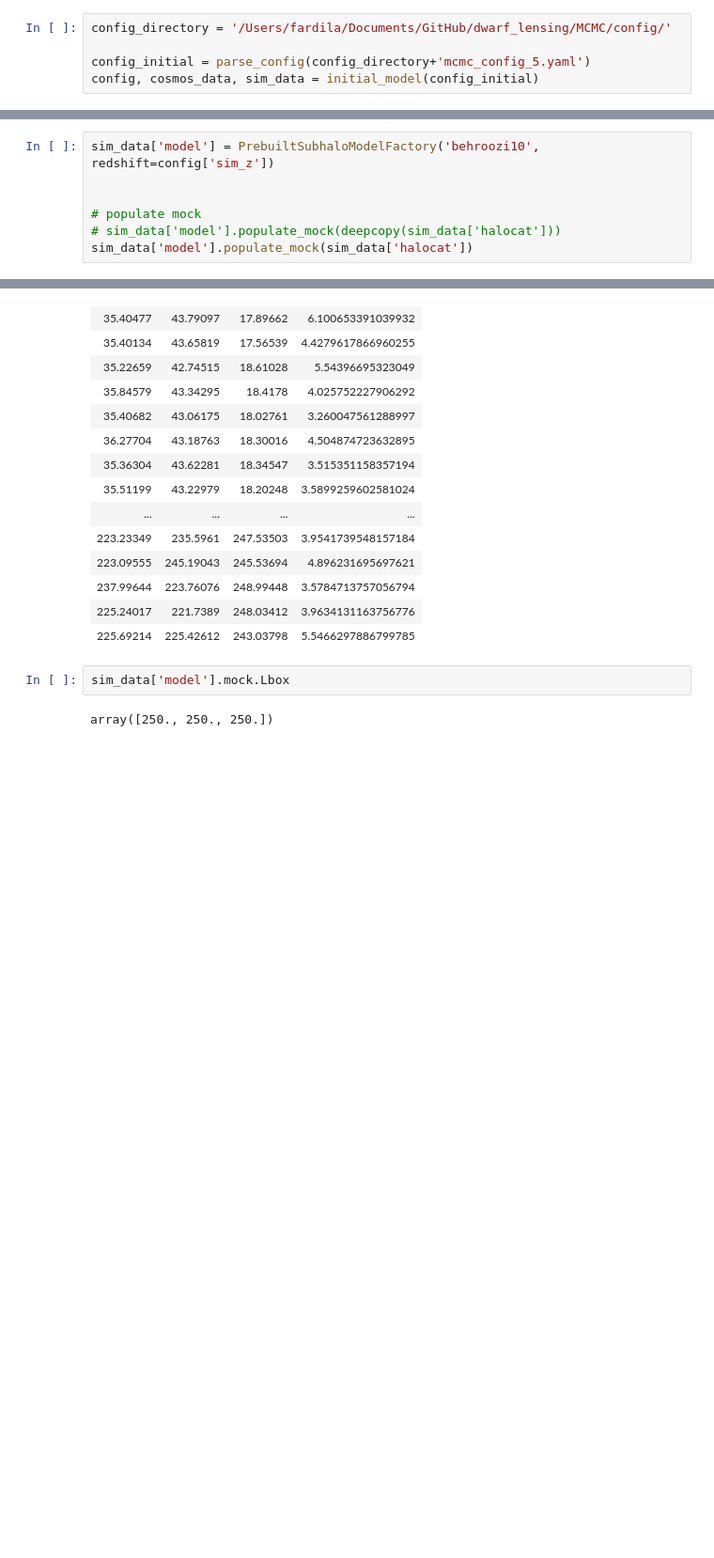
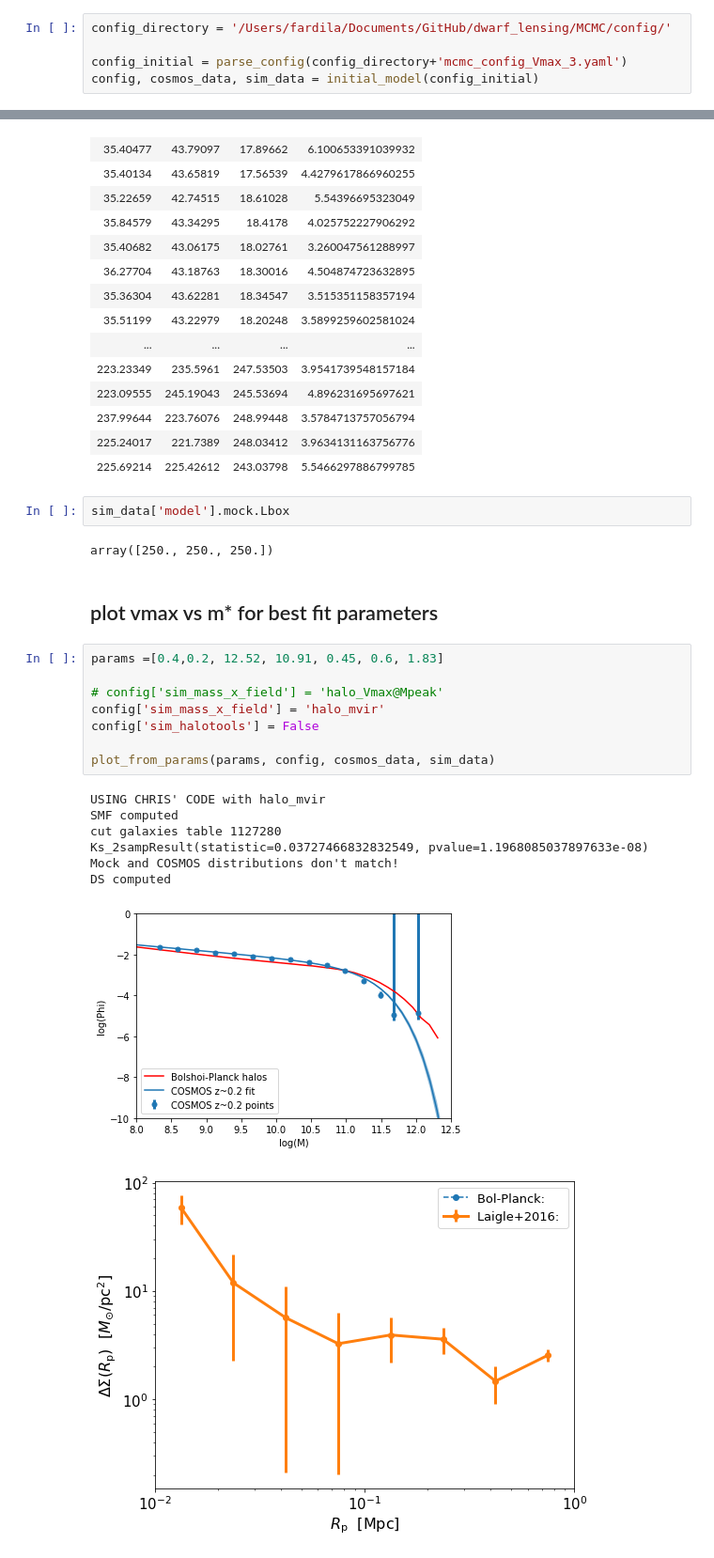
Before and after one commit to f-ardila/dwarf_lensing, a Jupyter notebook: halotools_vs_chris.ipynb, the cells around one changed output, grey strips where cells are left out. Shown: that part at 94% size. Saved outputs shown, nothing was run; the diff lists cells and outputs as text; blank space fills up the shorter version.

Commit message:
checked stellar mass vs Vmax for halotools and chris code.

```diff
--- a/halotools_vs_chris.ipynb
+++ b/halotools_vs_chris.ipynb
@@ -14,6 +13,6 @@ from functions import *
 # %%
 config_directory = '/Users/fardila/Documents/GitHub/dwarf_lensing/MCMC/config/'
 
-config_initial = parse_config(config_directory+'mcmc_config_5.yaml')
+config_initial = parse_config(config_directory+'mcmc_config_Vmax_3.yaml')
 config, cosmos_data, sim_data = initial_model(config_initial)
 # %% [output]
@@ -42,10 +41,3 @@ halo_data
 | -1 | 223.76076 | 237.99644 | 248.99448 | 11.83 | 0.014965001 | 469.21 | 2416007927 | 358.23 | 309900000.0 | ... |
 | -1 | 221.7389 | 225.24017 | 248.03412 | 12.62 | 0.017129999 | 469.64 | 2416007949 | 340.01 | 464900000.0 | ... |
 | -1 | 225.42612 | 225.69214 | 243.03798 | 21.5 | 0.029292999 | 166.14 | 2416008057 | 336.96 | 2324000000.0 | ... |
-# %%
-sim_data['model'] = PrebuiltSubhaloModelFactory('behroozi10', redshift=config['sim_z'])
-
-
-# populate mock
-# sim_data['model'].populate_mock(deepcopy(sim_data['halocat']))
-sim_data['model'].populate_mock(sim_data['halocat'])
@@ -272,3 +243,22 @@ mock_galaxies
 sim_data['model'].mock.Lbox
 # %% [output]
 array([250., 250., 250.])
+# %% [markdown]
+## plot vmax vs m* for best fit parameters
+# %%
+params =[0.4,0.2, 12.52, 10.91, 0.45, 0.6, 1.83]
+
+# config['sim_mass_x_field'] = 'halo_Vmax@Mpeak'
+config['sim_mass_x_field'] = 'halo_mvir'
+config['sim_halotools'] = False
+
+plot_from_params(params, config, cosmos_data, sim_data)
+# %% [output]
+USING CHRIS' CODE with halo_mvir
+SMF computed
+cut galaxies table 1127280
+Ks_2sampResult(statistic=0.03727466832832549, pvalue=1.1968085037897633e-08)
+Mock and COSMOS distributions don't match!
+DS computed
+[figure, added]
+[figure, added]
```
Also changed, not shown: parts of 13 cells of this notebook, 1 other file.
